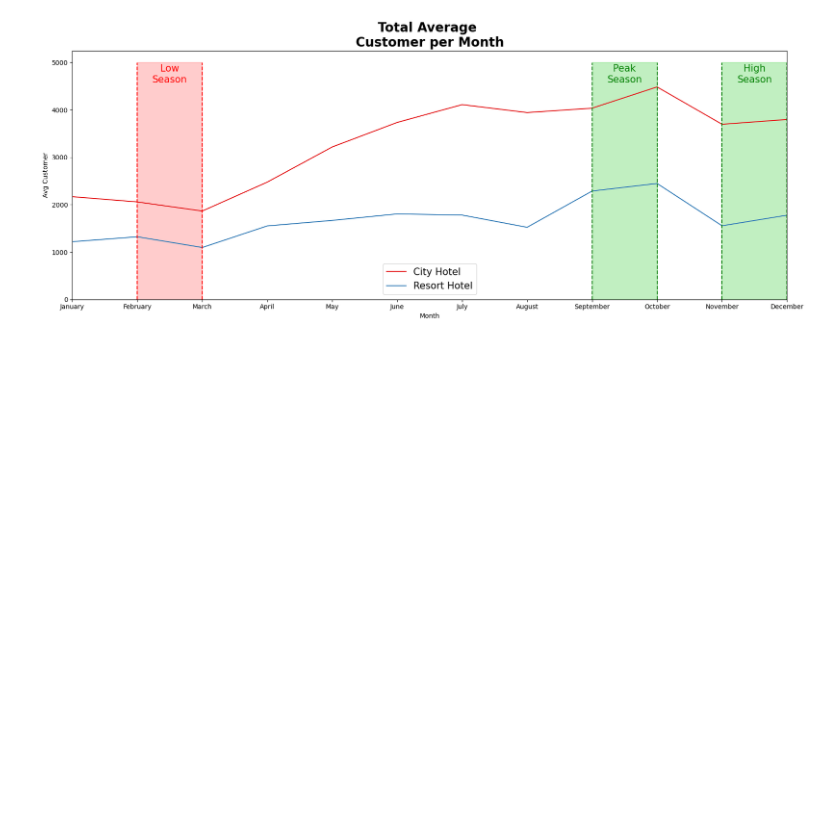
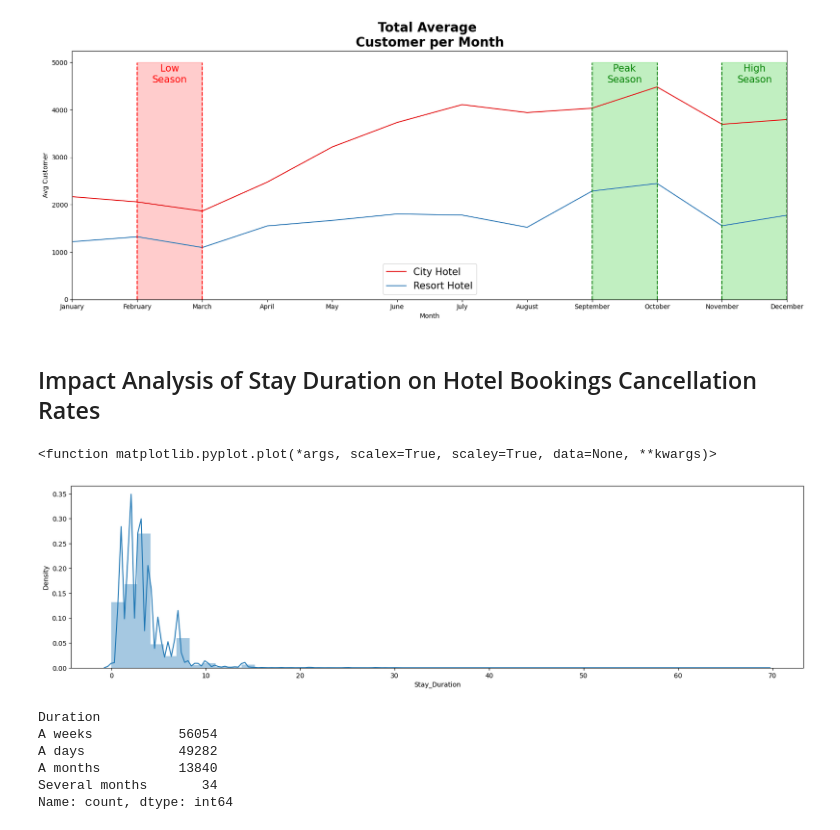
Before and after one commit to Aabie/Investigate-Hotel-Business-using-Data-Visualization, a Jupyter notebook: project.ipynb, the cells around one changed output. Cells and saved outputs as stored; diff of their text form; code cells hidden in the pictures; blank space fills up the shorter version.

```diff
--- a/project.ipynb
+++ b/project.ipynb
@@ -230,3 +232,13 @@ plt.legend(loc='best', fontsize =15)
 plt.show()
 # %% [output]
 [figure]
+# %% [markdown]
+## Impact Analysis of Stay Duration on Hotel Bookings Cancellation Rates
+# %%
+df['Stay_Duration'] = df['stays_in_weekend_nights'] + df['stays_in_weekdays_nights']
+plt.figure(figsize=(20,5))
+sns.distplot(df['Stay_Duration'])
+plt.plot
+# %% [output]
+<function matplotlib.pyplot.plot(*args, scalex=True, scaley=True, data=None, **kwargs)>
+[figure, added]
@@ -232,0 +247,9 @@ plt.show()
+# %%
+df['Duration'].value_counts()
+# %% [output]
+Duration
+A weeks           56054
+A days            49282
+A months          13840
+Several months       34
+Name: count, dtype: int64
```
Also changed, not shown: parts of 10 cells of this notebook.
